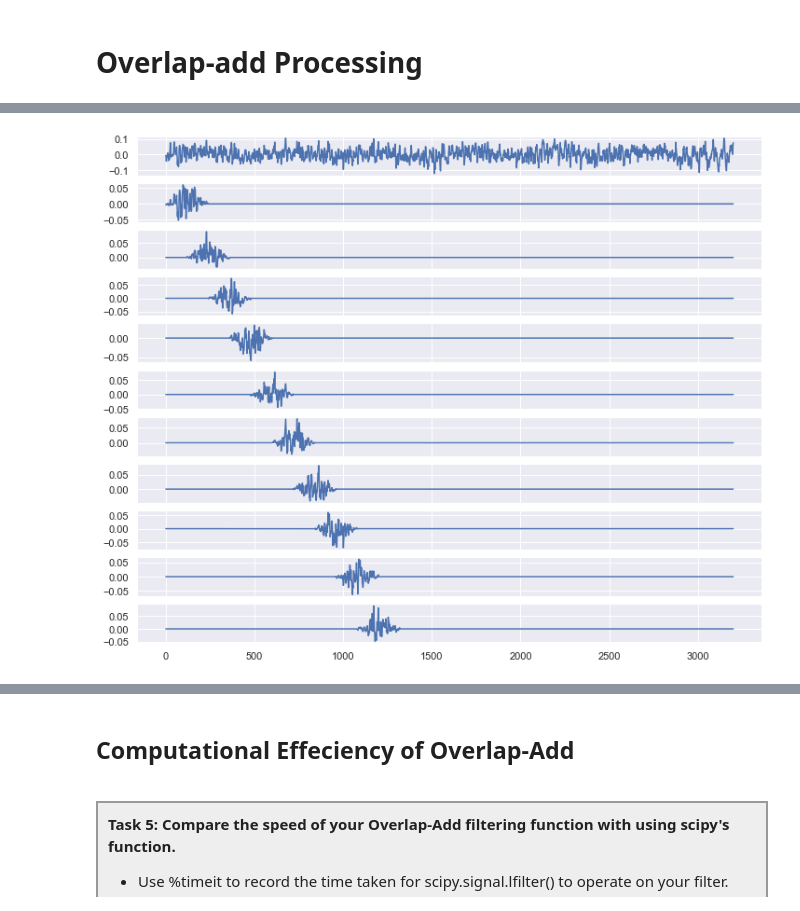
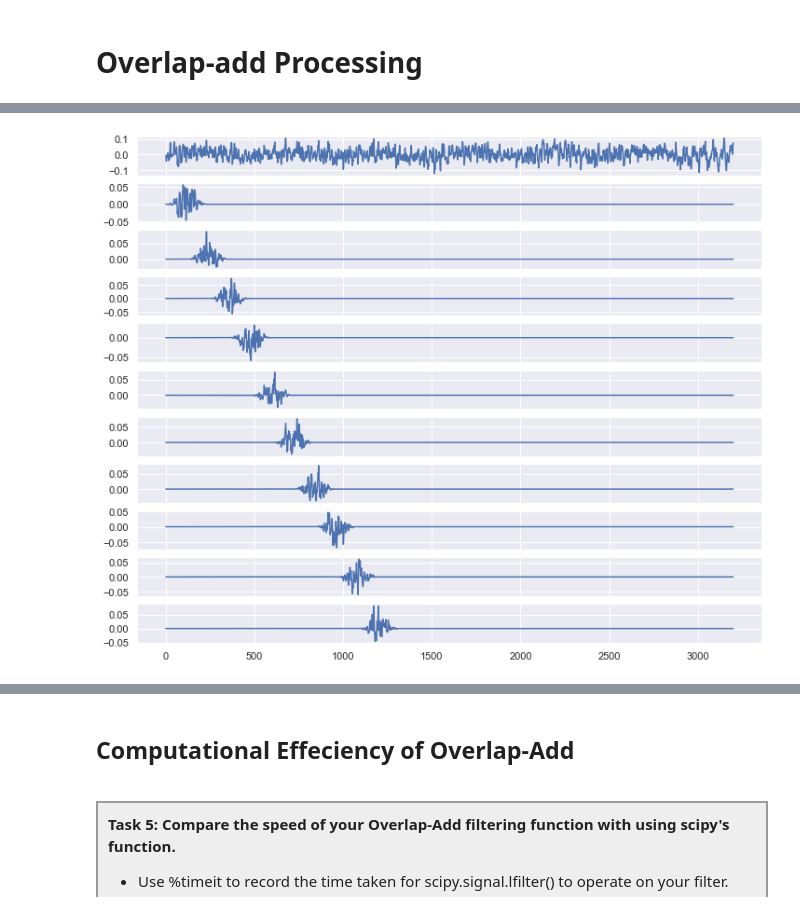
Before and after one commit to sap-shef/SpeechProcesssingLab, a Jupyter notebook: Lab-Sheet-Solutions/Lab-Sheet-8-Solution.ipynb, the cells around one changed output, grey strips where cells are left out. Cells and saved outputs as stored; diff of their text form; code cells hidden in the pictures.

```diff
--- a/Lab-Sheet-Solutions/Lab-Sheet-8-Solution.ipynb
+++ b/Lab-Sheet-Solutions/Lab-Sheet-8-Solution.ipynb
@@ -55,10 +67,11 @@ n_file_name = 'noise_8kHz.wav'
 # %%
 # load speech wave into variable
+s_file_name = 'speech_8kHz_murder.wav'
+!curl https://staffwww.dcs.shef.ac.uk/people/S.Goetze/sound/{s_file_name} -o {s_file_name}
+
 s, fs = sf.read(s_file_name)
 
 print('File "' + s_file_name + '" loaded. Its sampling rate is ' + str(fs) + ' Hz.')
 
-n, fs = sf.read(n_file_name)
-
-print('File "' + n_file_name + '" loaded. Its sampling rate is ' + str(fs) + ' Hz.')
+n = np.random.normal(size=len(s))/8
 # %% [output]
@@ -184,15 +181,39 @@ def get_windows(sample, phoneme_duration = 0.03, fs = 8000, window_choice = 'Bla
+# %%
+def get_windows(sample, chunk_length = 0.03, fs = 8000, window_choice = 'Blackman'):
+    """
+    Extracts windowed segments from a signal for a given phoneme duration using a windowing
+    function from the numpy library.
+
+    Input:
+        sample: list or np.array
+            input signal to window
+        chunk_length: float
+            desired chunk length in seconds
+        fs: int
+            sampling frequency of signal
+        window_choice: str
+            windowing function to use, one of: Blackman, Hamming, Hanning
+    Output:
+        list of np.arrays
+
+    Example:
+       list_of_windows = get_windows(sample, phoneme_duration = 0.025, sr=8000, window_choice = 'hanning')
+    """
+
+
+    return windows
 # %%
 %matplotlib inline
 ## answer
-def get_windows(sample, phoneme_duration = 0.03, fs = 8000, window_choice = 'Blackman'):
+def get_windows(sample, chunk_length = 0.03, fs = 8000, window_choice = 'Blackman'):
     """
-    Extracts windows from a signal for a given phoneme duration using a windowing
+    Extracts windowed segments from a signal for a given phoneme duration using a windowing
     function from the numpy library.
 
     Input:
         sample: list or np.array
-            input signal to window
-        phoneme_duration: float
+            input signal to chunk
+        chunk_duration: float
             desired window length in seconds
         fs: int
             sampling frequency of signal
@@ -205,32 +226,34 @@ def get_windows(sample, phoneme_duration = 0.03, fs = 8000, window_choice = 'Bla
        list_of_windows = get_windows(sample, phoneme_duration = 0.025, sr=8000, window_choice = 'hanning')
     """
     L_2 = phoneme_duration/2*fs
     window_centres = np.arange(L_2, len(sample), L_2)
     lowers = window_centres-L_2
     uppers = window_centres+L_2
     windowed = []
     for c in window_centres:
         fragment = sample[int(c-L_2):int(c+L_2)]
         window_funcs = {'Hamming': np.hamming(len(fragment)), 'Blackman': np.blackman(len(fragment)),
               'Hanning': np.hanning(len(fragment))}
         pad_left = int(c-L_2)
         pad_right = len(sample) - int(c+L_2)
         if pad_right < 0:
             pad_right = 0
         windowed.append(np.pad(fragment*window_funcs[window_choice],
                (pad_left, pad_right), 'constant'))
 
     return windowed
 
+
+#This figure is being added to the tutorial instead after being polished
 T = 0.4
 sample = y[:int(fs*T)]
 
-windowed = get_windows(sample, window_choice = 'Hamming')
+windowed = get_windows(sample, window_choice = 'Blackman')
 plt.figure(figsize=(12,10))
 plt.subplot(11,1,1)
 plt.plot(sample)
 for i,w in enumerate(windowed[:10]):
     plt.subplot(11,1,i+2)
     plt.plot(w)
 # %% [output]
-[figure, old version]
+[figure, new version]
```
Also changed, not shown: parts of 22 cells of this notebook.
